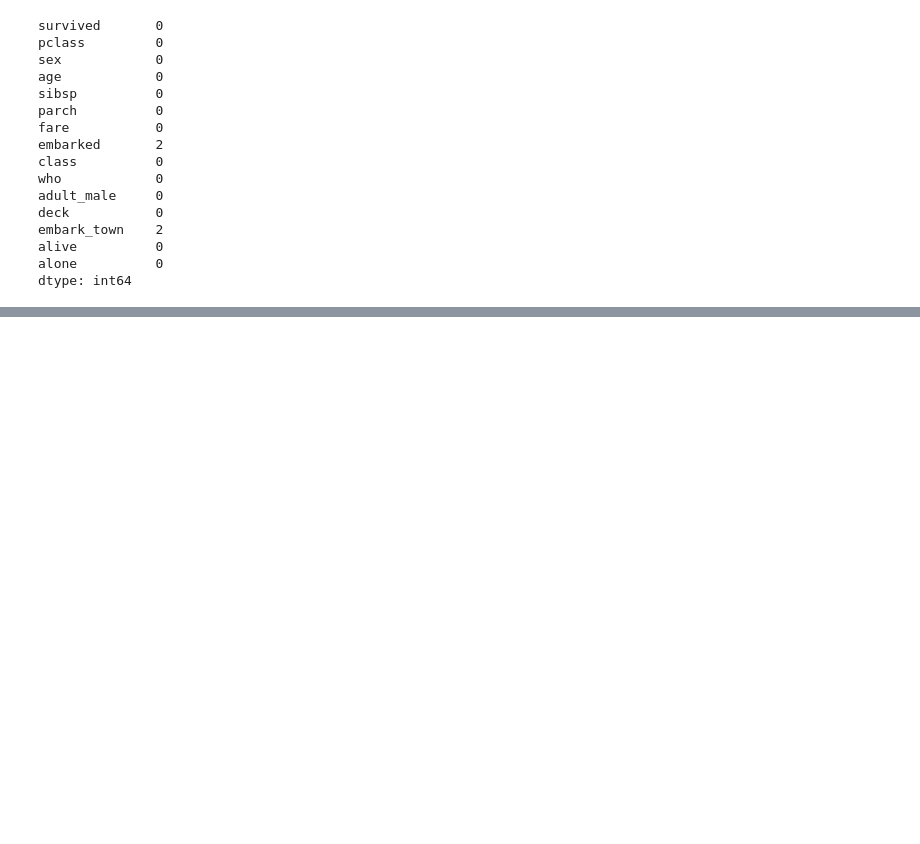
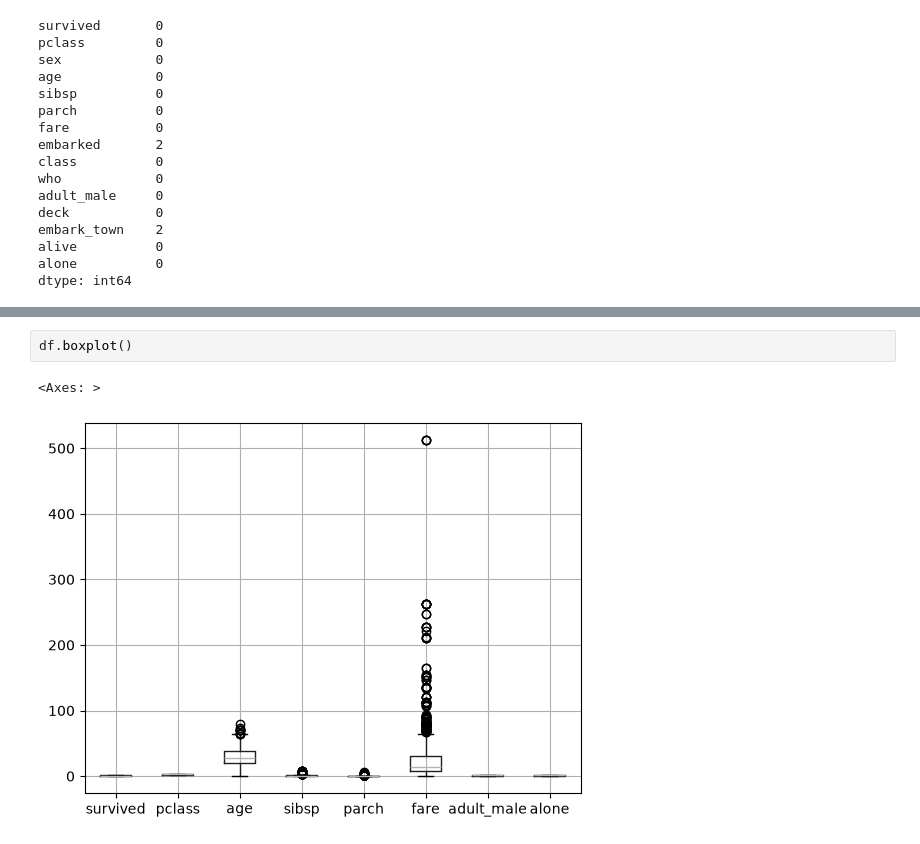
Before and after one commit to Kimchi-2025/big0611, a Jupyter notebook: py/p02_데이터분석및시각화/ch02_pandas/ex02_생성및삭제.ipynb, the cells around one changed output, grey strips where cells are left out. Drawn from its saved outputs; the diff is of its cells as text; blank space fills up the shorter version.

```diff
--- a/py/p02_데이터분석및시각화/ch02_pandas/ex02_생성및삭제.ipynb
+++ b/py/p02_데이터분석및시각화/ch02_pandas/ex02_생성및삭제.ipynb
@@ -1716,0 +1800,5 @@ dtype: int64
+# %%
+df.boxplot()
+# %% [output]
+<Axes: >
+[figure, added]
```
Also changed, not shown: parts of 117 cells of this notebook.
